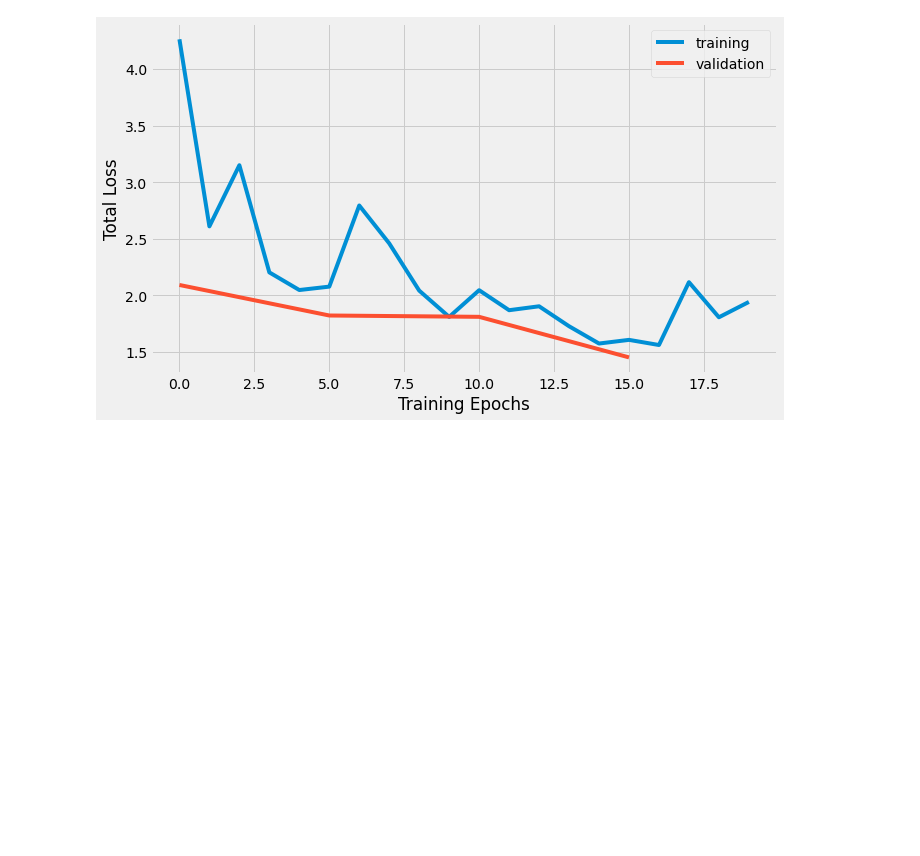
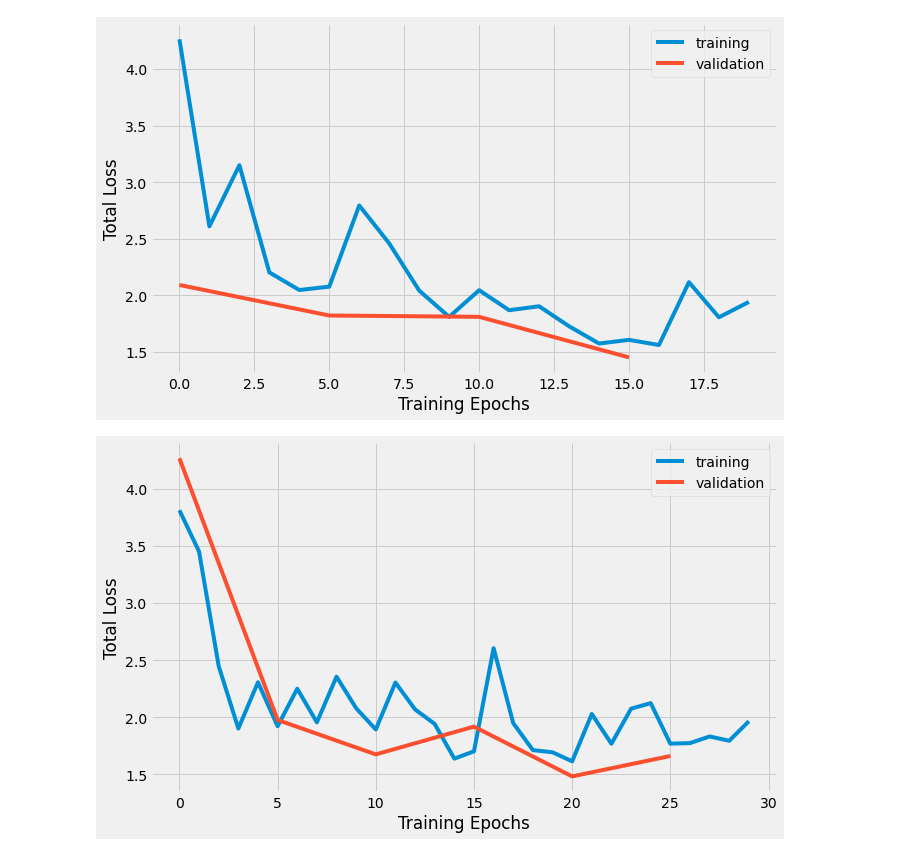
Before and after one commit to thewchan/string_quartets_gen, a Jupyter notebook: notebooks/loss_extraction.ipynb, the cells around one changed output. Cells and saved outputs as stored; diff of their text form; code cells hidden in the pictures; blank space fills up the shorter version.

```diff
--- a/notebooks/loss_extraction.ipynb
+++ b/notebooks/loss_extraction.ipynb
@@ -220,6 +251,21 @@ ax.legend()
 plt.savefig('temp.png') #lecum uniform lr=0.015625
 # %% [output]
 [figure]
+# %%
+df8 = get_train_loss('../logs/glorot-uniform-lr=0.015625/logs.txt')
+df8_valid = get_valid_loss('../logs/glorot-uniform-lr=0.015625/logs.txt')
+
+
+fig, ax = plt.subplots(figsize=(10, 6))
+ax.plot(df8['epoch_num'], df8['loss (total)'], label='training')
+ax.plot(df8_valid['epoch_num'], df8_valid['loss (total)'], label='validation')
+ax.set_xlabel('Training Epochs')
+ax.set_ylabel('Total Loss')
+ax.legend()
+# plt.show()
+plt.savefig('temp.png') #lecum uniform lr=0.015625
+# %% [output]
+[figure, added]
 # %%
 sorted(mpl.style.available)
 mpl.style.use('fivethirtyeight')
```
Also changed, not shown: parts of 2 cells of this notebook, 13 other files.
